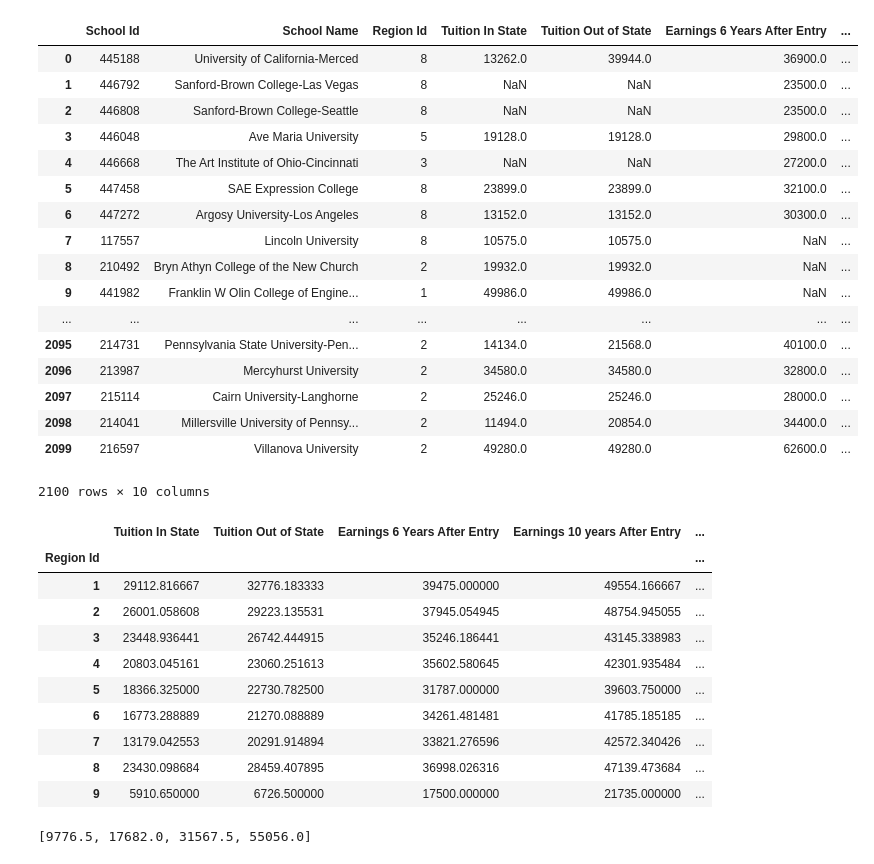
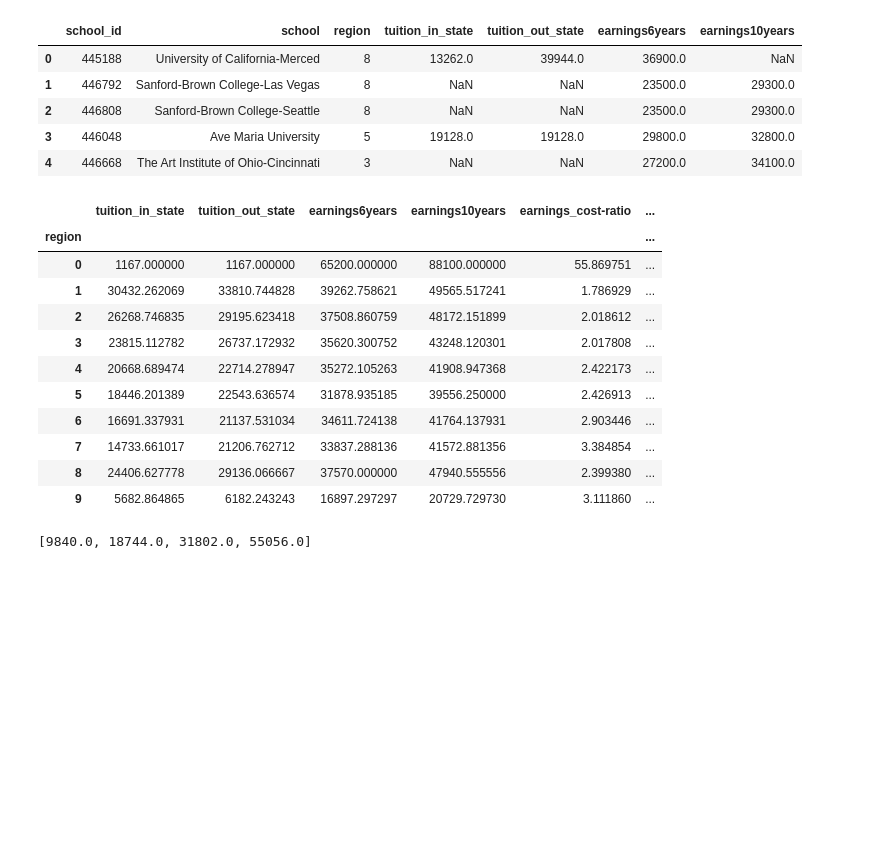
Before and after one commit to kent-huynh/Project_1, a Jupyter notebook: Python Analytics - Best Region for Undergrad Degrees.ipynb, the cells around one changed output. Drawn from its saved outputs; the diff is of its cells as text; code cells hidden in the pictures; blank space fills up the shorter version.

Commit message:
edited workbook and added seperate df for each cost tier

```diff
--- a/Python Analytics - Best Region for Undergrad Degrees.ipynb
+++ b/Python Analytics - Best Region for Undergrad Degrees.ipynb
@@ -80,22 +66,10 @@
 # %%
-region_stats = pd.read_csv('cost_earnings_stat.csv')
-region_stats
+region_stats = pd.read_csv('cost_earnings_stat_final.csv')
+region_stats.head()
 # %% [output]
-|  | School Id | School Name | Region Id | Tuition In State | Tuition Out of State | Earnings 6 Years After Entry | ... |
-| 0 | 445188 | University of California-Merced | 8 | 13262.0 | 39944.0 | 36900.0 | ... |
-| 1 | 446792 | Sanford-Brown College-Las Vegas | 8 | NaN | NaN | 23500.0 | ... |
-| 2 | 446808 | Sanford-Brown College-Seattle | 8 | NaN | NaN | 23500.0 | ... |
-| 3 | 446048 | Ave Maria University | 5 | 19128.0 | 19128.0 | 29800.0 | ... |
-| 4 | 446668 | The Art Institute of Ohio-Cincinnati | 3 | NaN | NaN | 27200.0 | ... |
-| 5 | 447458 | SAE Expression College | 8 | 23899.0 | 23899.0 | 32100.0 | ... |
-| 6 | 447272 | Argosy University-Los Angeles | 8 | 13152.0 | 13152.0 | 30300.0 | ... |
-| 7 | 117557 | Lincoln University | 8 | 10575.0 | 10575.0 | NaN | ... |
-| 8 | 210492 | Bryn Athyn College of the New Church | 2 | 19932.0 | 19932.0 | NaN | ... |
-| 9 | 441982 | Franklin W Olin College of Engine... | 1 | 49986.0 | 49986.0 | NaN | ... |
-| ... | ... | ... | ... | ... | ... | ... | ... |
-| 2095 | 214731 | Pennsylvania State University-Pen... | 2 | 14134.0 | 21568.0 | 40100.0 | ... |
-| 2096 | 213987 | Mercyhurst University | 2 | 34580.0 | 34580.0 | 32800.0 | ... |
-| 2097 | 215114 | Cairn University-Langhorne | 2 | 25246.0 | 25246.0 | 28000.0 | ... |
-| 2098 | 214041 | Millersville University of Pennsy... | 2 | 11494.0 | 20854.0 | 34400.0 | ... |
-| 2099 | 216597 | Villanova University | 2 | 49280.0 | 49280.0 | 62600.0 | ... |
+|  | school_id | school | region | tuition_in_state | tuition_out_state | earnings6years | earnings10years |
+| 0 | 445188 | University of California-Merced | 8 | 13262.0 | 39944.0 | 36900.0 | NaN |
+| 1 | 446792 | Sanford-Brown College-Las Vegas | 8 | NaN | NaN | 23500.0 | 29300.0 |
+| 2 | 446808 | Sanford-Brown College-Seattle | 8 | NaN | NaN | 23500.0 | 29300.0 |
+| 3 | 446048 | Ave Maria University | 5 | 19128.0 | 19128.0 | 29800.0 | 32800.0 |
+| 4 | 446668 | The Art Institute of Ohio-Cincinnati | 3 | NaN | NaN | 27200.0 | 34100.0 |
-2100 rows × 10 columns
@@ -105,30 +79,33 @@ rs_dropreset = rs_dropna.reset_index()
 # %%
-grouped_region_stats = rs_dropreset.groupby(['Region Id']).mean()
-region_mean = grouped_region_stats.drop(columns=["index", "School Id"])
+#create summary table for all region aggregate
+grouped_region_stats = rs_dropreset.groupby(['region']).mean()
+region_mean = grouped_region_stats.drop(columns=["index", "school_id"])
+region_mean['earnings_cost_ratio'] = region_mean['earnings6years']/region_mean['tuition_in_state']
 region_mean
 # %% [output]
-|  | Tuition In State | Tuition Out of State | Earnings 6 Years After Entry | Earnings 10 years After Entry | ... |
-| Region Id |  |  |  |  | ... |
-| 1 | 29112.816667 | 32776.183333 | 39475.000000 | 49554.166667 | ... |
-| 2 | 26001.058608 | 29223.135531 | 37945.054945 | 48754.945055 | ... |
-| 3 | 23448.936441 | 26742.444915 | 35246.186441 | 43145.338983 | ... |
-| 4 | 20803.045161 | 23060.251613 | 35602.580645 | 42301.935484 | ... |
-| 5 | 18366.325000 | 22730.782500 | 31787.000000 | 39603.750000 | ... |
-| 6 | 16773.288889 | 21270.088889 | 34261.481481 | 41785.185185 | ... |
-| 7 | 13179.042553 | 20291.914894 | 33821.276596 | 42572.340426 | ... |
-| 8 | 23430.098684 | 28459.407895 | 36998.026316 | 47139.473684 | ... |
-| 9 | 5910.650000 | 6726.500000 | 17500.000000 | 21735.000000 | ... |
+|  | tuition_in_state | tuition_out_state | earnings6years | earnings10years | earnings_cost-ratio | ... |
+| region |  |  |  |  |  | ... |
+| 0 | 1167.000000 | 1167.000000 | 65200.000000 | 88100.000000 | 55.869751 | ... |
+| 1 | 30432.262069 | 33810.744828 | 39262.758621 | 49565.517241 | 1.786929 | ... |
+| 2 | 26268.746835 | 29195.623418 | 37508.860759 | 48172.151899 | 2.018612 | ... |
+| 3 | 23815.112782 | 26737.172932 | 35620.300752 | 43248.120301 | 2.017808 | ... |
+| 4 | 20668.689474 | 22714.278947 | 35272.105263 | 41908.947368 | 2.422173 | ... |
+| 5 | 18446.201389 | 22543.636574 | 31878.935185 | 39556.250000 | 2.426913 | ... |
+| 6 | 16691.337931 | 21137.531034 | 34611.724138 | 41764.137931 | 2.903446 | ... |
+| 7 | 14733.661017 | 21206.762712 | 33837.288136 | 41572.881356 | 3.384854 | ... |
+| 8 | 24406.627778 | 29136.066667 | 37570.000000 | 47940.555556 | 2.399380 | ... |
+| 9 | 5682.864865 | 6182.243243 | 16897.297297 | 20729.729730 | 3.111860 | ... |
 # %%
 #list containing 'bins' for tuition
 quartile_bins = []
 
-#bin_names are given after tuition is binned i.e (1) tuition is $3503 therefore we label as "least_expensive"
+#bin_names are given after tuition is binned i.e
 #the bin_names are up for change
 bins = [0,10000,18000,32000,100000]
-bin_names = ["<10,000","10,000 - 18,000","18,000 - 32,000", "> 32,000"]
+bin_names = ["less_10k","10k_18k","18k_32k", "greater_32k"]
 
 #list reference for obtaining min, median, and max tution
-tuition_list = rs_dropreset['Tuition In State']
+tuition_list = rs_dropreset['tuition_in_state']
 
 #obtain 25th percentile, then append to list
 twentyfive_Percentile = tuition_list.quantile(0.25)
@@ -142,11 +119,11 @@ quartile_bins.append(fifty_Percentile)
 seventyFive_Percentile = tuition_list.quantile(0.75)
 quartile_bins.append(seventyFive_Percentile)
 
-#obtain 99th percentile, then append to list
+#obtain 100th percentile, then append to list
 ninetyNine_Percentile = tuition_list.quantile(1)
 quartile_bins.append(ninetyNine_Percentile)
 
 #print bins list
 quartile_bins
 # %% [output]
-[9776.5, 17682.0, 31567.5, 55056.0]
+[9840.0, 18744.0, 31802.0, 55056.0]
```
Also changed, not shown: parts of 14 cells of this notebook, 1 other file.
